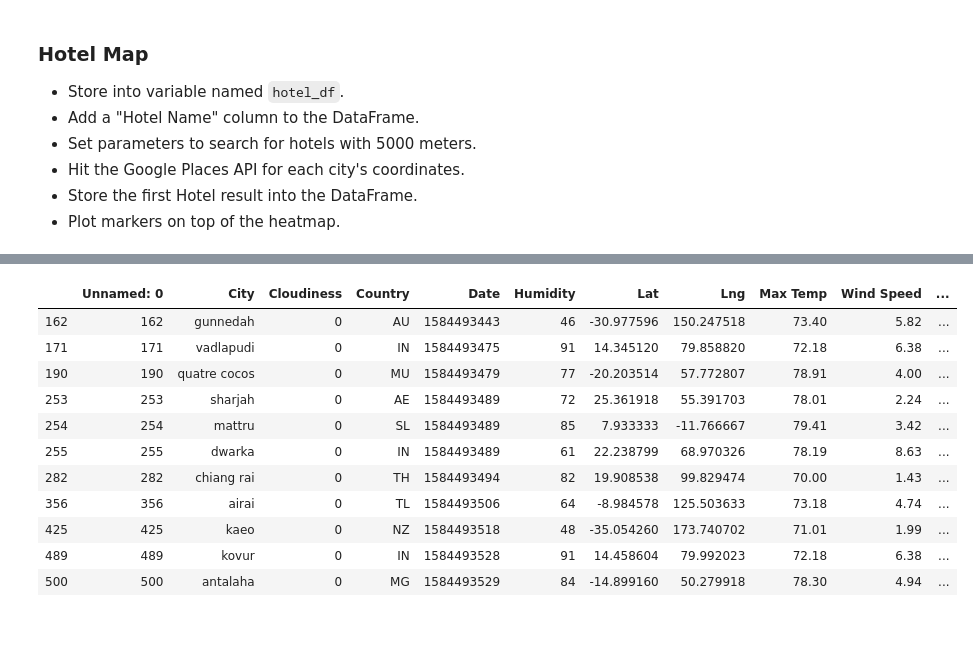
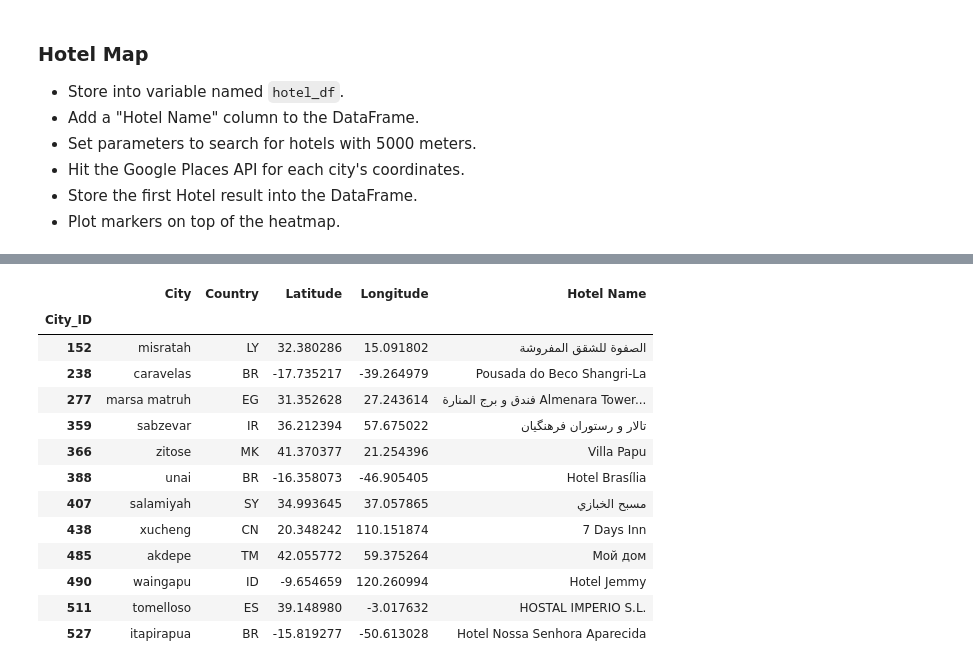
Before and after one commit to chscranton/python-api-challenge, a Jupyter notebook: Notebooks/VacationPy.ipynb, the cells around one changed output, grey strips where cells are left out. Drawn from its saved outputs; the diff is of its cells as text; code cells hidden in the pictures; blank space fills up the shorter version.

```diff
--- a/Notebooks/VacationPy.ipynb
+++ b/Notebooks/VacationPy.ipynb
@@ -20,6 +20,6 @@ from api_keys import g_key
 ### Store Part I results into DataFrame
 * Load the csv exported in Part I to a DataFrame
 # %%
-weather_df = pd.read_csv('weather.csv')
-weather_df.head()
+city_data_df = pd.read_csv('../output_data/cities.csv', index_col='City_ID')
+city_data_df.head()
 # %% [output]
@@ -81,0 +93,5 @@ hotel_df.head()
+# %%
+# Create a DataFrame called hotel_df to store hotel names along with city, country and coordinates
+hotel_df = narrowed_city_df[['City','Country','Latitude','Longitude']].copy()
+hotel_df['Hotel Name'] = ""
+hotel_df.head()
@@ -88,28 +114,34 @@ params = {
     "key": g_key,
 }
 # %%
+# Iterate through cities
 for index, row in hotel_df.iterrows():
 
-    # get lat and lng from hotel_df
+    # Get city, lat, and lng from hotel_df
     city = row['City']
-    coords = f"{row['Lat']},{row['Lng']}"
-
-    # add keyword to params dict
+    coords = f"{row['Latitude']},{row['Longitude']}"
+    print(coords)
+    # Set location in params dictionary
     params['location'] = coords
 
-    # assemble url and make API request
-    print(f"Retrieving Results for Index {index}: {city}.")
+    # Assemble url and make API request
+    print(f"Retrieving Results for {city}.")
+
+    # Make an API request and convert response to JSON
     response = requests.get(base_url, params=params).json()
 
-    # extract results
-    results = response['results']
+    # Extract results
+    name_address = response['results']
 
+    # Grab the first hotel from the results and the name, latitude, and longitude
     try:
-        hotel_df.loc[index, 'Hotel Name'] = results[0]['name']
-        hotel_df.loc[index, 'Lat'] = results[0]['geometry']['location']['lat']
-        hotel_df.loc[index, 'Lng'] = results[0]['geometry']['location']['lng']
+        hotel_df.loc[index, 'Hotel Name'] = name_address[0]['name']
+        hotel_df.loc[index, 'Latitude'] = name_address[0]['geometry']['location']['lat']
+        hotel_df.loc[index, 'Longitude'] = name_address[0]['geometry']['location']['lng']
     except (KeyError, IndexError):
         print("Missing field/result... skipping.")
 
     print("------------")
+
+hotel_df
 # %% [output]
@@ -150,32 +199,33 @@ hotel_df
 # %%
-# NOTE: Do not change any of the code in this cell
-
 # Using the template add the hotel marks to the heatmap
 info_box_template = """
 <dl>
 <dt>Name</dt><dd>{Hotel Name}</dd>
 <dt>City</dt><dd>{City}</dd>
 <dt>Country</dt><dd>{Country}</dd>
+<dt>Latitude</dt><dd>{Latitude}</dd>
+<dt>Longitude</dt><dd>{Longitude}</dd>
 </dl>
 """
 # Store the DataFrame Row
-# NOTE: be sure to update with your DataFrame name
 hotel_info = [info_box_template.format(**row) for index, row in hotel_df.iterrows()]
-locations = hotel_df[["Lat", "Lng"]]
+locations = hotel_df[["Latitude", "Longitude"]]
 hotel_df
 # %% [output]
-|  | Unnamed: 0 | City | Cloudiness | Country | Date | Humidity | Lat | Lng | Max Temp | Wind Speed | ... |
-| 162 | 162 | gunnedah | 0 | AU | 1584493443 | 46 | -30.977596 | 150.247518 | 73.40 | 5.82 | ... |
-| 171 | 171 | vadlapudi | 0 | IN | 1584493475 | 91 | 14.345120 | 79.858820 | 72.18 | 6.38 | ... |
-| 190 | 190 | quatre cocos | 0 | MU | 1584493479 | 77 | -20.203514 | 57.772807 | 78.91 | 4.00 | ... |
-| 253 | 253 | sharjah | 0 | AE | 1584493489 | 72 | 25.361918 | 55.391703 | 78.01 | 2.24 | ... |
-| 254 | 254 | mattru | 0 | SL | 1584493489 | 85 | 7.933333 | -11.766667 | 79.41 | 3.42 | ... |
-| 255 | 255 | dwarka | 0 | IN | 1584493489 | 61 | 22.238799 | 68.970326 | 78.19 | 8.63 | ... |
-| 282 | 282 | chiang rai | 0 | TH | 1584493494 | 82 | 19.908538 | 99.829474 | 70.00 | 1.43 | ... |
-| 356 | 356 | airai | 0 | TL | 1584493506 | 64 | -8.984578 | 125.503633 | 73.18 | 4.74 | ... |
-| 425 | 425 | kaeo | 0 | NZ | 1584493518 | 48 | -35.054260 | 173.740702 | 71.01 | 1.99 | ... |
-| 489 | 489 | kovur | 0 | IN | 1584493528 | 91 | 14.458604 | 79.992023 | 72.18 | 6.38 | ... |
-| 500 | 500 | antalaha | 0 | MG | 1584493529 | 84 | -14.899160 | 50.279918 | 78.30 | 4.94 | ... |
+|  | City | Country | Latitude | Longitude | Hotel Name |
+| City_ID |  |  |  |  |  |
+| 152 | misratah | LY | 32.380286 | 15.091802 | الصفوة للشقق المفروشة |
+| 238 | caravelas | BR | -17.735217 | -39.264979 | Pousada do Beco Shangri-La |
+| 277 | marsa matruh | EG | 31.352628 | 27.243614 | فندق و برج المنارة Almenara Tower... |
+| 359 | sabzevar | IR | 36.212394 | 57.675022 | تالار و رستوران فرهنگیان |
+| 366 | zitose | MK | 41.370377 | 21.254396 | Villa Papu |
+| 388 | unai | BR | -16.358073 | -46.905405 | Hotel Brasília |
+| 407 | salamiyah | SY | 34.993645 | 37.057865 | مسبح الخبازي |
+| 438 | xucheng | CN | 20.348242 | 110.151874 | 7 Days Inn |
+| 485 | akdepe | TM | 42.055772 | 59.375264 | Мой дом |
+| 490 | waingapu | ID | -9.654659 | 120.260994 | Hotel Jemmy |
+| 511 | tomelloso | ES | 39.148980 | -3.017632 | HOSTAL IMPERIO S.L. |
+| 527 | itapirapua | BR | -15.819277 | -50.613028 | Hotel Nossa Senhora Aparecida |
 # %%
 # Add marker layer ontop of heat map
 hotel_map = gmaps.figure()
```
Also changed, not shown: parts of 15 cells of this notebook, 14 other files.
